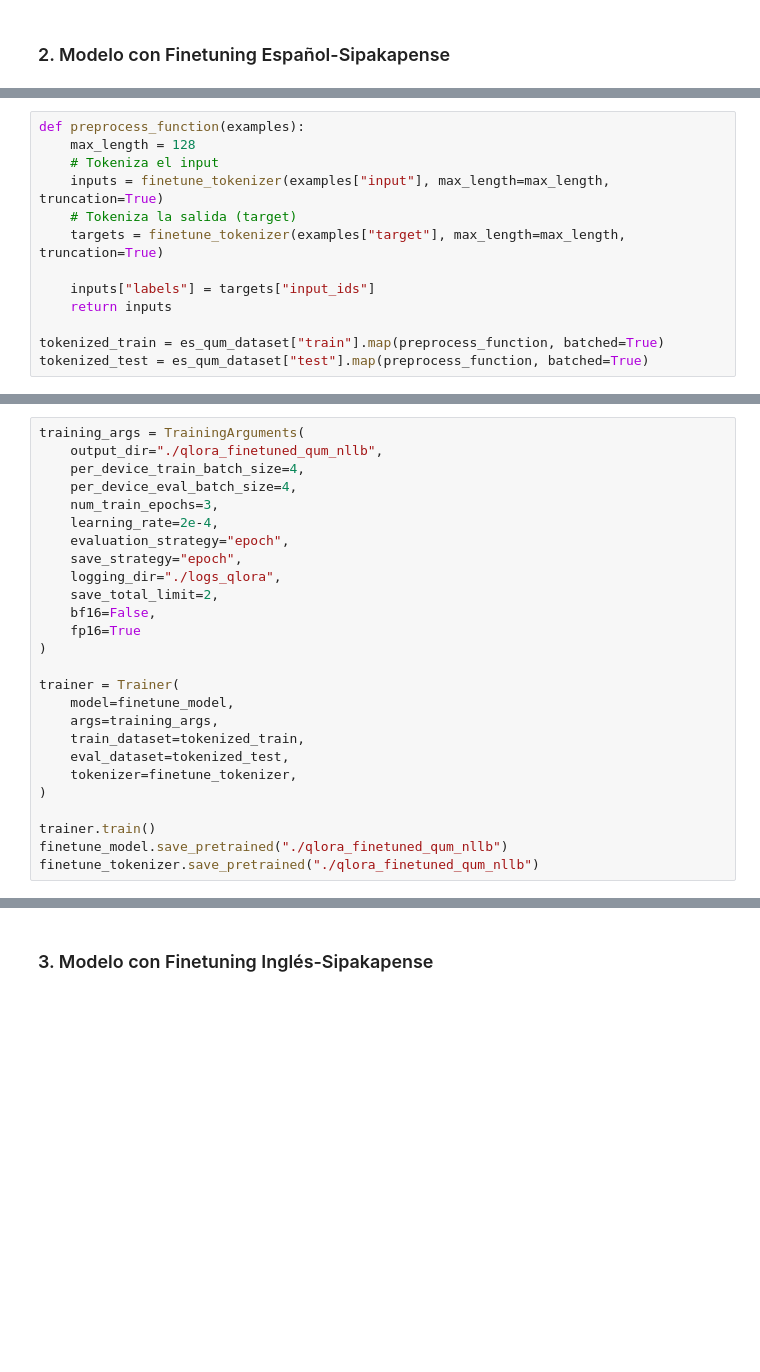
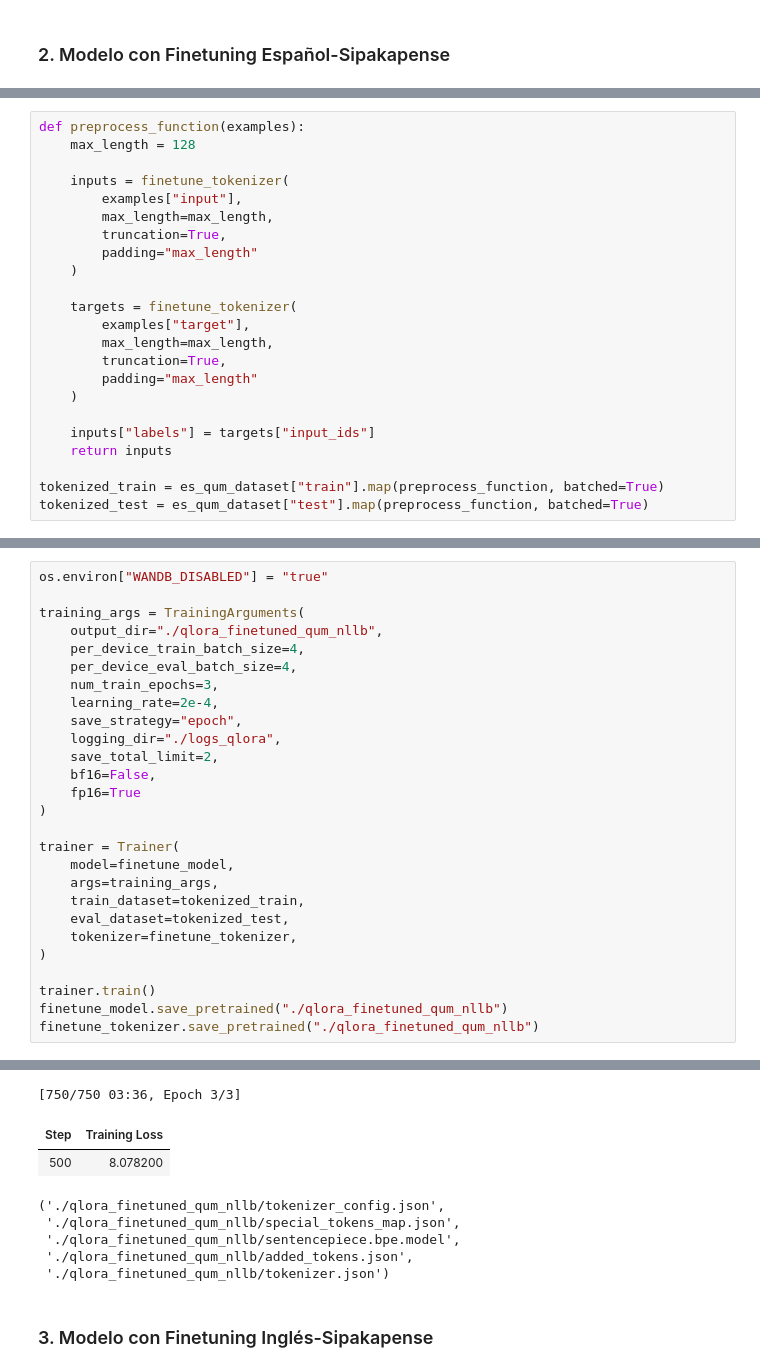
Before and after one commit to aplaza2/IIC3697-Proyecto, a Jupyter notebook: ingles_sipakapense.ipynb, the cells around one changed output, grey strips where cells are left out. Drawn from its saved outputs; the diff is of its cells as text; blank space fills up the shorter version.

```diff
--- a/ingles_sipakapense.ipynb
+++ b/ingles_sipakapense.ipynb
@@ -113,10 +125,20 @@ finetune_model = get_peft_model(finetune_model, lora_config)
 # %%
 def preprocess_function(examples):
     max_length = 128
-    # Tokeniza el input
-    inputs = finetune_tokenizer(examples["input"], max_length=max_length, truncation=True)
-    # Tokeniza la salida (target)
-    targets = finetune_tokenizer(examples["target"], max_length=max_length, truncation=True)
+
+    inputs = finetune_tokenizer(
+        examples["input"],
+        max_length=max_length,
+        truncation=True,
+        padding="max_length"
+    )
+
+    targets = finetune_tokenizer(
+        examples["target"],
+        max_length=max_length,
+        truncation=True,
+        padding="max_length"
+    )
 
     inputs["labels"] = targets["input_ids"]
     return inputs
@@ -131,13 +160,14 @@ def translate_text(model, tokenizer, text, src_lang, tgt_lang):
     outputs = model.generate(**inputs, forced_bos_token_id=forced_bos_id)
     return tokenizer.batch_decode(outputs, skip_special_tokens=True)[0]
 # %%
+os.environ["WANDB_DISABLED"] = "true"
+
 training_args = TrainingArguments(
     output_dir="./qlora_finetuned_qum_nllb",
     per_device_train_batch_size=4,
     per_device_eval_batch_size=4,
     num_train_epochs=3,
     learning_rate=2e-4,
-    evaluation_strategy="epoch",
     save_strategy="epoch",
     logging_dir="./logs_qlora",
     save_total_limit=2,
@@ -156,3 +186,4 @@ trainer = Trainer(
 trainer.train()
 finetune_model.save_pretrained("./qlora_finetuned_qum_nllb")
 finetune_tokenizer.save_pretrained("./qlora_finetuned_qum_nllb")
+# %% [output]
@@ -159,2 +193,10 @@ finetune_tokenizer.save_pretrained("./qlora_finetuned_qum_nllb")
+[750/750 03:36, Epoch 3/3]
+| Step | Training Loss |
+| 500 | 8.078200 |
+('./qlora_finetuned_qum_nllb/tokenizer_config.json',
+ './qlora_finetuned_qum_nllb/special_tokens_map.json',
+ './qlora_finetuned_qum_nllb/sentencepiece.bpe.model',
+ './qlora_finetuned_qum_nllb/added_tokens.json',
+ './qlora_finetuned_qum_nllb/tokenizer.json')
 # %% [markdown]
 ### 3. Modelo con Finetuning Inglés-Sipakapense
```
Also changed, not shown: parts of 35 cells of this notebook, 4 other files.
